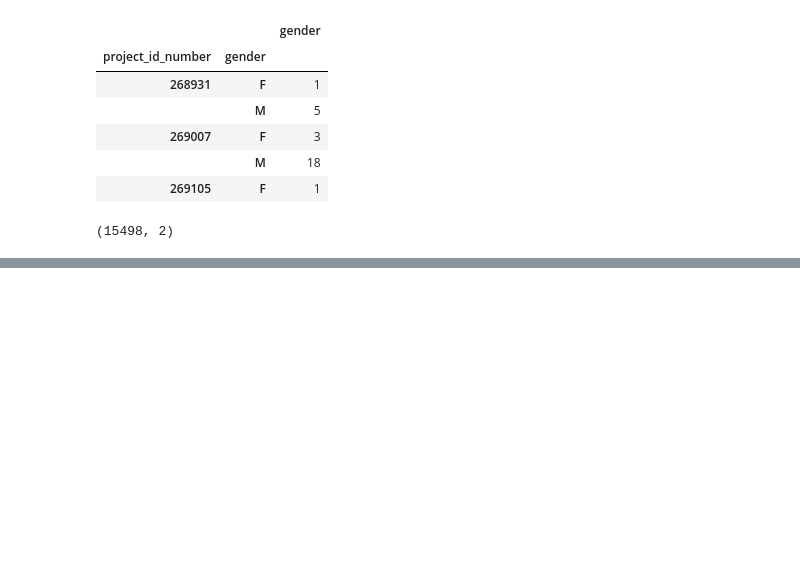
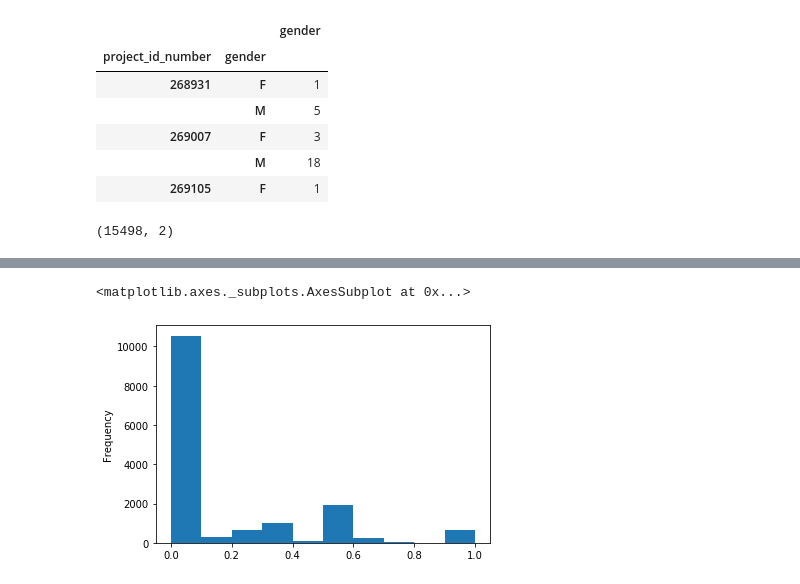
Before and after one commit to lauralindal/datavis-forscher_innen, a Jupyter notebook: InferGender.ipynb, the cells around one changed output, grey strips where cells are left out. Saved outputs shown, nothing was run; the diff lists cells and outputs as text; code cells hidden in the pictures; blank space fills up the shorter version.

```diff
--- a/InferGender.ipynb
+++ b/InferGender.ipynb
@@ -328,0 +302,7 @@ Name: gender, Length: 57940, dtype: bool
+# %%
+## Distribution of project_gender_index
+
+project_gender_index['gender_index'].plot.hist(bins=10)
+# %% [output]
+<matplotlib.axes._subplots.AxesSubplot at 0x...>
+[figure, added]
```
Also changed, not shown: parts of 9 cells of this notebook, 1 other file.
